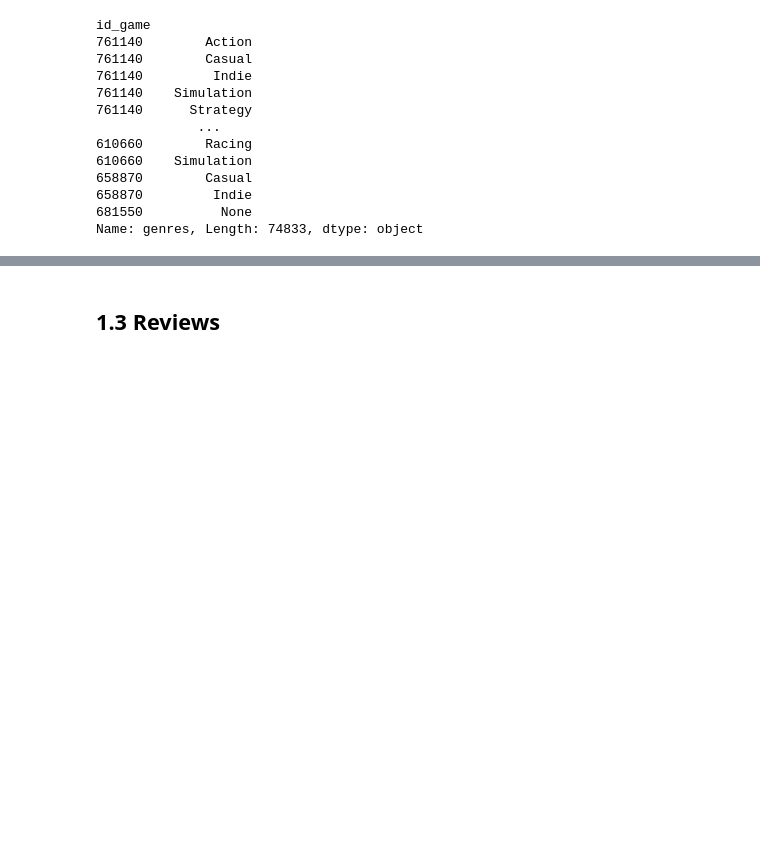
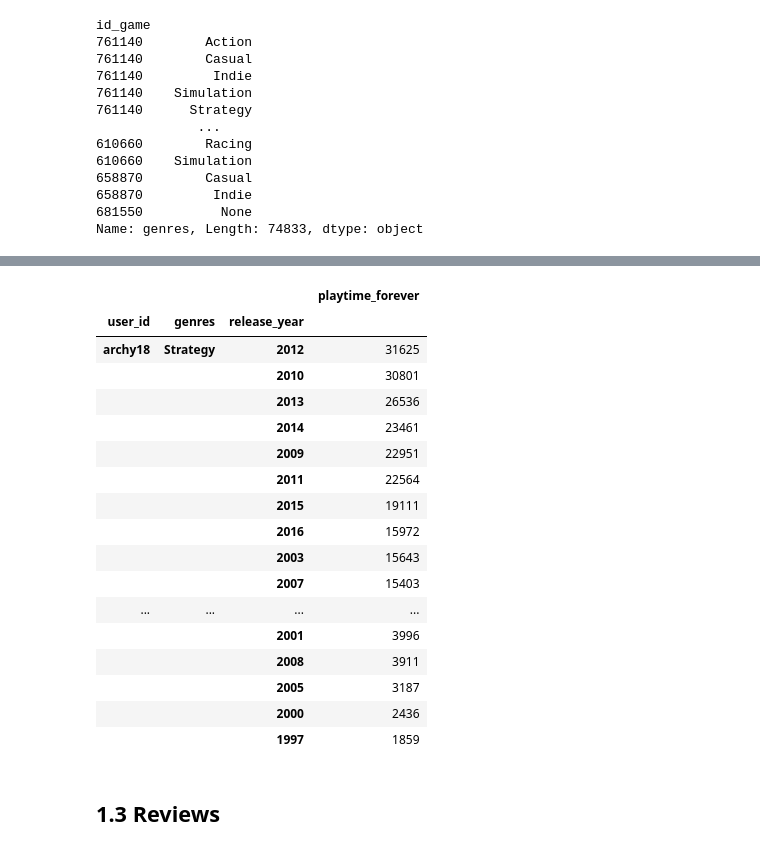
Before and after one commit to javierbengolea/PI_ML_OPS, a Jupyter notebook: main.ipynb, the cells around one changed output, grey strips where cells are left out. Saved outputs shown, nothing was run; the diff lists cells and outputs as text; code cells hidden in the pictures; blank space fills up the shorter version.

```diff
--- a/main.ipynb
+++ b/main.ipynb
@@ -1138,3 +1138,5 @@ id_game
 658870         Indie
 681550          None
 Name: genres, Length: 74833, dtype: object
+# %%
+df = df_usuarios_est.groupby('user_id').sum().sort_values(by='playtime_forever', ascending=False)
@@ -1140,0 +1152,2 @@ Name: genres, Length: 74833, dtype: object
+# %%
+mas_jugadores = df.head(1000).index
@@ -1141,5 +1187,5 @@ Name: genres, Length: 74833, dtype: object
 # %%
-df = df_usuarios_est.sort_values(by='playtime_forever', ascending=False)
+df = df_usuarios_est[df_usuarios_est.sort_values(by='playtime_forever', ascending=False).user_id.isin(mas_jugadores.values)].sort_values(by='playtime_forever', ascending = False)
 df.rename({'item_id': 'id_game'}, axis=1, inplace=True)
 
 pd.merge(all_genres, df, left_on='id_game', right_on='id_game').groupby(['user_id', 'genres']).sum().sort_values('playtime_forever', ascending=False).drop(['id_game'], axis=1).to_csv('user_genre_playtime.csv')
@@ -1146,3 +1245,29 @@ pd.merge(all_genres, df, left_on='id_game', right_on='id_game').groupby(['user_i
+# %%
+merged_1 = pd.merge(all_genres, df, left_on='id_game', right_on='id_game')
+merged_2 = pd.merge(merged_1, df_games[['id_game','release_year']], left_on='id_game', right_on='id_game').groupby(['user_id', 'genres', 'release_year']).sum().sort_values('playtime_forever', ascending=False).drop(['id_game'], axis=1)
+# merged_2 = merged_2.head(10000)
+merged_2
+merged_2.to_csv('merged_2.csv')
+merged_2.query("user_id =='archy18' and genres == 'Strategy'")
+# %% [output]
+|  |  |  | playtime_forever |
+| user_id | genres | release_year |  |
+| archy18 | Strategy | 2012 | 31625 |
+|  |  | 2010 | 30801 |
+|  |  | 2013 | 26536 |
+|  |  | 2014 | 23461 |
+|  |  | 2009 | 22951 |
+|  |  | 2011 | 22564 |
+|  |  | 2015 | 19111 |
+|  |  | 2016 | 15972 |
+|  |  | 2003 | 15643 |
+|  |  | 2007 | 15403 |
+| ... | ... | ... | ... |
+|  |  | 2001 | 3996 |
+|  |  | 2008 | 3911 |
+|  |  | 2005 | 3187 |
+|  |  | 2000 | 2436 |
+|  |  | 1997 | 1859 |
 # %% [markdown]
 ## 1.3 Reviews
 # %%
```
Also changed, not shown: parts of 6 cells of this notebook, 1 other file.
